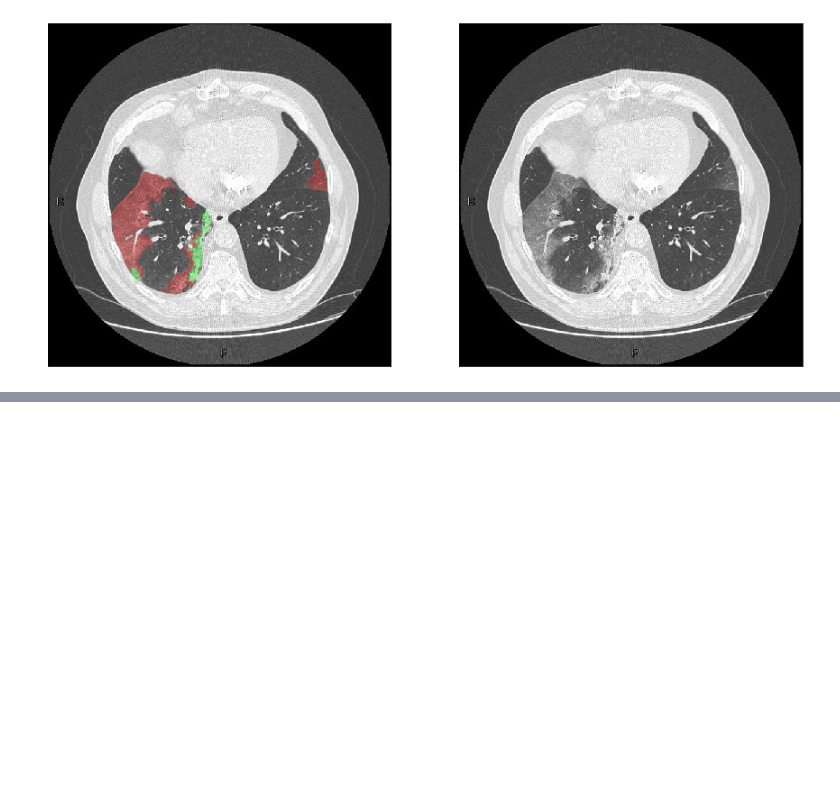
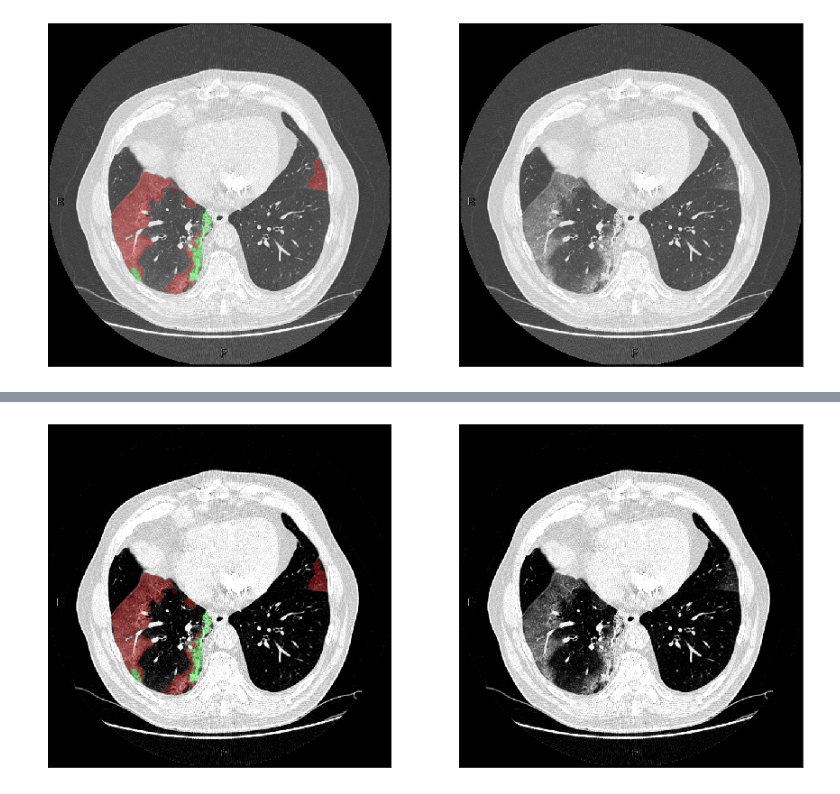
Before and after one commit to MoTo-LaBo/Python-data-science, a Jupyter notebook: CT visualization/CTVisualization.ipynb, the cells around one changed output, grey strips where cells are left out. Saved outputs shown, nothing was run; the diff lists cells and outputs as text; code cells hidden in the pictures; blank space fills up the shorter version.

```diff
--- a/CT visualization/CTVisualization.ipynb
+++ b/CT visualization/CTVisualization.ipynb
@@ -82,2 +121,13 @@ ctvis.vis_overlay(overlayed, cols=5, display_num=45, figsize=(25, 25))
+# %%
+# Overlay(CTとアノテーションの重ね合わせ) : （script file からの読み込み） / overlay()
+overlayed = ctvis.overlay(volume_clip, mask, mask_color, alpha=0.3)
+data = [overlayed[:, :, 30], volume_clip[:, :, 30]]
+fig, axes = plt.subplots(1, 2, figsize=(15, 15))
+for idx, i in enumerate(data):
+    axes[idx].imshow(i, cmap='gray')
+    axes[idx].set_xticks(ticks=[])  # 横軸のメモリを消す
+    axes[idx].set_yticks(ticks=[])  # 縦軸のメモリを消す
+# %% [output]
+[figure, added]
 # %%
 # slice label : slice番号(index)を表示, 各labelのHUの統計量を表示 （script file からの読み込み） / vis_overlay() : _get_hu_stats
```
Also changed, not shown: parts of 5 cells of this notebook, 1 other file.
